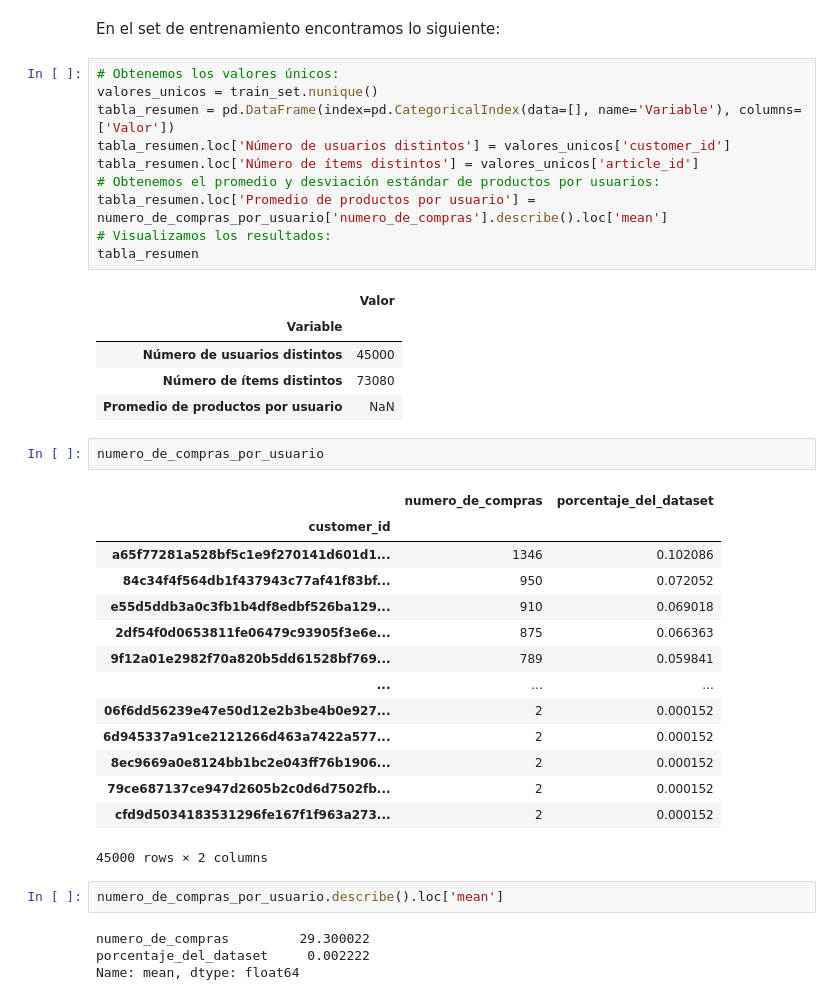
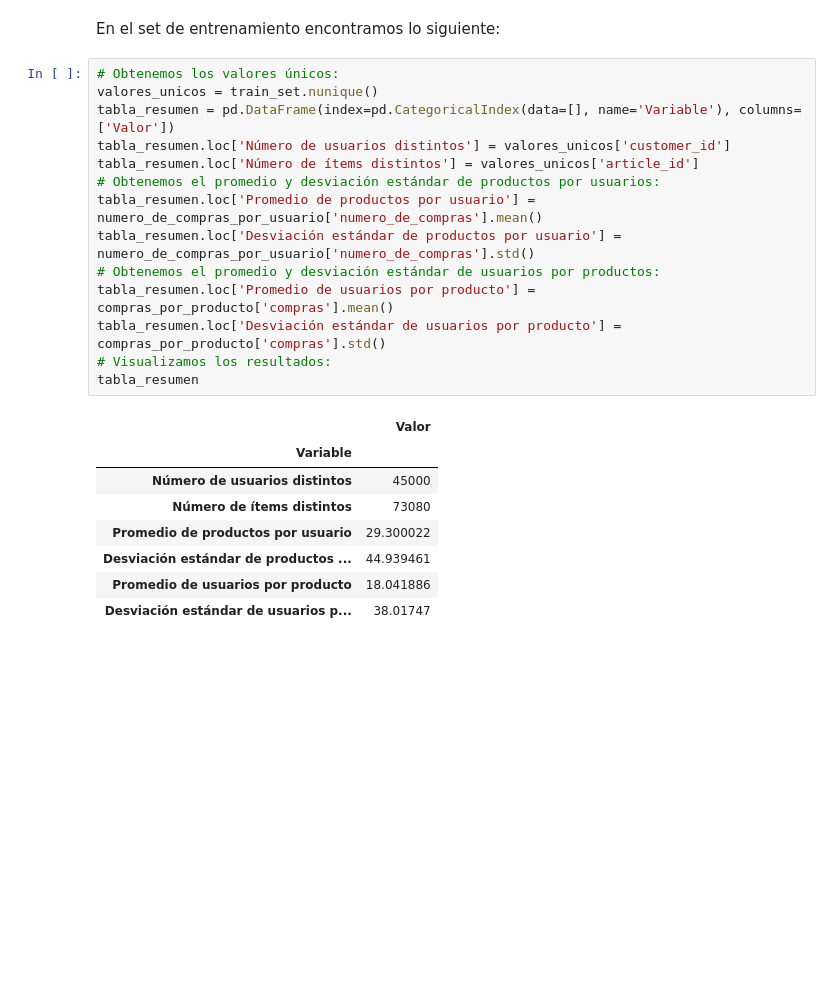
Before and after one commit to sebac820/tarea-1-recsys, a Jupyter notebook: Tarea.ipynb, the cells around one changed output. Drawn from its saved outputs; the diff is of its cells as text; blank space fills up the shorter version.

Commit message:
tabla resumen: usuarios por producto

```diff
--- a/Tarea.ipynb
+++ b/Tarea.ipynb
@@ -157,39 +157,23 @@ En el set de entrenamiento encontramos lo siguiente:
 # %%
 # Obtenemos los valores únicos:
 valores_unicos = train_set.nunique()
 tabla_resumen = pd.DataFrame(index=pd.CategoricalIndex(data=[], name='Variable'), columns=['Valor'])
 tabla_resumen.loc['Número de usuarios distintos'] = valores_unicos['customer_id']
 tabla_resumen.loc['Número de ítems distintos'] = valores_unicos['article_id']
 # Obtenemos el promedio y desviación estándar de productos por usuarios:
-tabla_resumen.loc['Promedio de productos por usuario'] = numero_de_compras_por_usuario['numero_de_compras'].describe().loc['mean']
+tabla_resumen.loc['Promedio de productos por usuario'] = numero_de_compras_por_usuario['numero_de_compras'].mean()
+tabla_resumen.loc['Desviación estándar de productos por usuario'] = numero_de_compras_por_usuario['numero_de_compras'].std()
+# Obtenemos el promedio y desviación estándar de usuarios por productos:
+tabla_resumen.loc['Promedio de usuarios por producto'] = compras_por_producto['compras'].mean()
+tabla_resumen.loc['Desviación estándar de usuarios por producto'] = compras_por_producto['compras'].std()
 # Visualizamos los resultados:
 tabla_resumen
 # %% [output]
 |  | Valor |
 | Variable |  |
 | Número de usuarios distintos | 45000 |
 | Número de ítems distintos | 73080 |
-| Promedio de productos por usuario | NaN |
+| Promedio de productos por usuario | 29.300022 |
+| Desviación estándar de productos ... | 44.939461 |
+| Promedio de usuarios por producto | 18.041886 |
+| Desviación estándar de usuarios p... | 38.01747 |
-# %%
-numero_de_compras_por_usuario
-# %% [output]
-|  | numero_de_compras | porcentaje_del_dataset |
-| customer_id |  |  |
-| a65f77281a528bf5c1e9f270141d601d1... | 1346 | 0.102086 |
-| 84c34f4f564db1f437943c77af41f83bf... | 950 | 0.072052 |
-| e55d5ddb3a0c3fb1b4df8edbf526ba129... | 910 | 0.069018 |
-| 2df54f0d0653811fe06479c93905f3e6e... | 875 | 0.066363 |
-| 9f12a01e2982f70a820b5dd61528bf769... | 789 | 0.059841 |
-| ... | ... | ... |
-| 06f6dd56239e47e50d12e2b3be4b0e927... | 2 | 0.000152 |
-| 6d945337a91ce2121266d463a7422a577... | 2 | 0.000152 |
-| 8ec9669a0e8124bb1bc2e043ff76b1906... | 2 | 0.000152 |
-| 79ce687137ce947d2605b2c0d6d7502fb... | 2 | 0.000152 |
-| cfd9d5034183531296fe167f1f963a273... | 2 | 0.000152 |
-45000 rows × 2 columns
-# %%
-numero_de_compras_por_usuario.describe().loc['mean']
-# %% [output]
-numero_de_compras         29.300022
-porcentaje_del_dataset     0.002222
-Name: mean, dtype: float64
```
